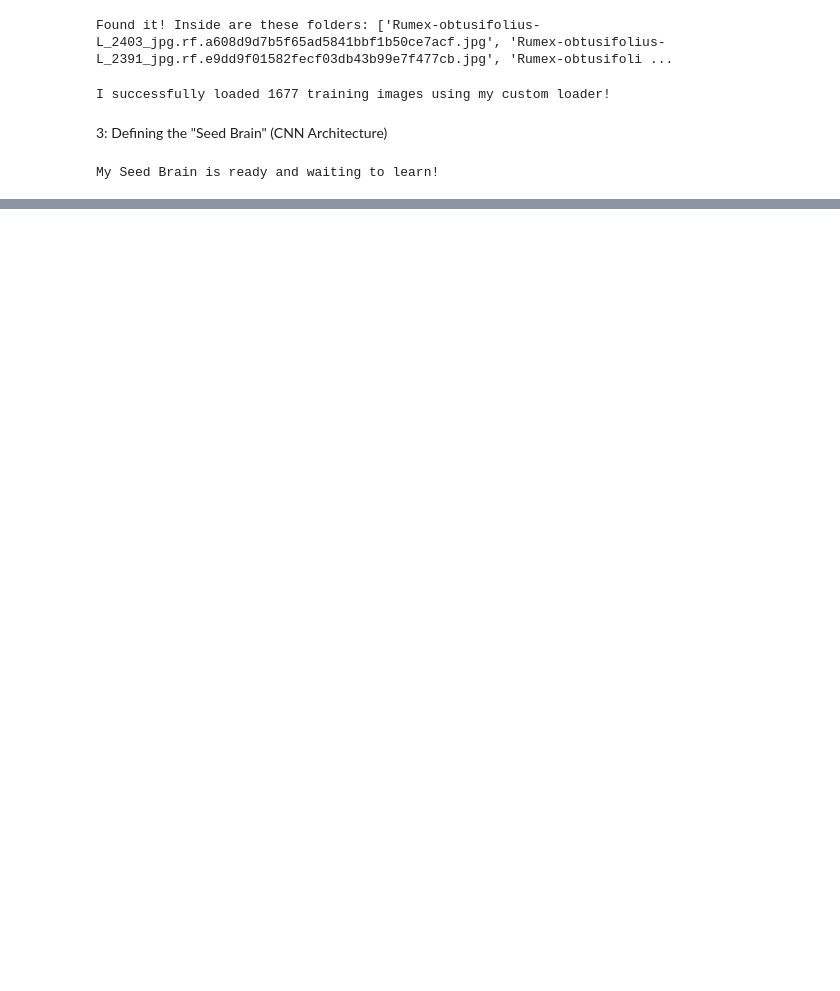
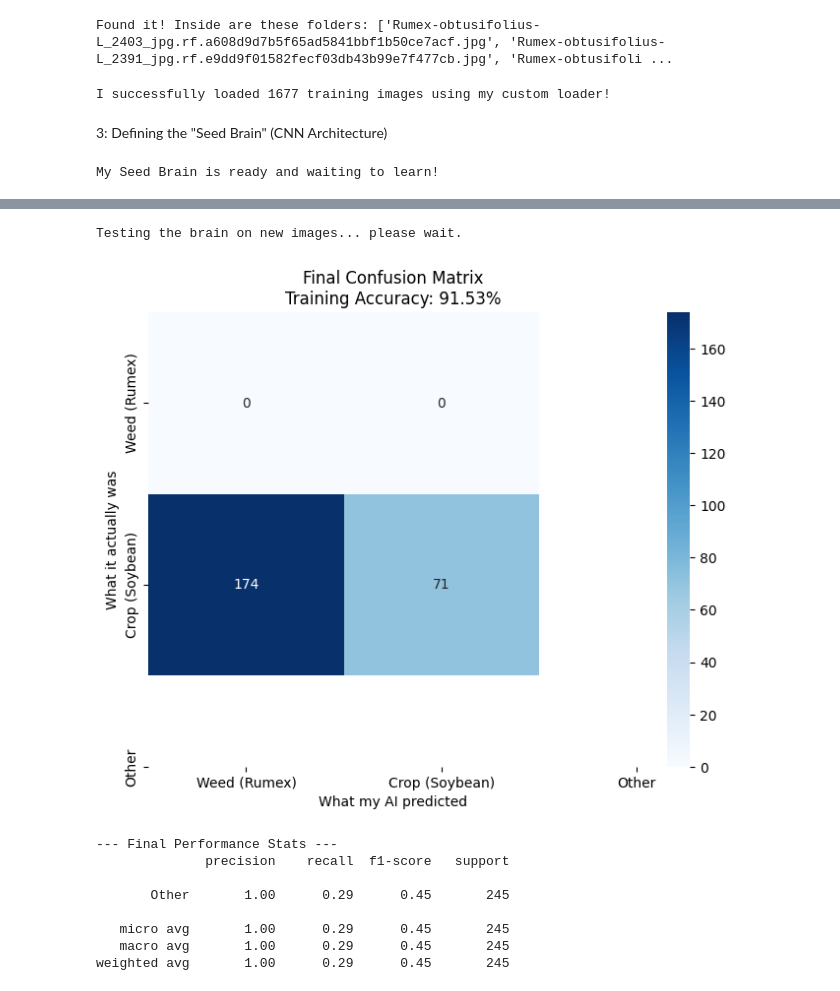
Before and after one commit to shahzaibkhanniazi-dot/MSAI-Agri-SeedPurity-2026, a Jupyter notebook: Untitled28.ipynb, the cells around one changed output, grey strips where cells are left out. Cells and saved outputs as stored; diff of their text form; code cells hidden in the pictures; blank space fills up the shorter version.

```diff
--- a/Untitled28.ipynb
+++ b/Untitled28.ipynb
@@ -142,0 +234,75 @@ My Seed Brain is ready and waiting to learn!
+# %%
+import torch
+import numpy as np
+import matplotlib.pyplot as plt
+import seaborn as sns
+from sklearn.metrics import confusion_matrix, classification_report
+
+# 1. Load the "Best Brain" we saved in Drive
+# We use the path we defined during training
+model_path = '/content/drive/MyDrive/Seed_Project_Results/best_seed_model.pth'
+checkpoint = torch.load(model_path)
+
+# Handle different dictionary keys (flexible loading)
+if isinstance(checkpoint, dict):
+    if 'model_state' in checkpoint:
+        model.load_state_dict(checkpoint['model_state'])
+    elif 'model_state_dict' in checkpoint:
+        model.load_state_dict(checkpoint['model_state_dict'])
+else:
+    model.load_state_dict(checkpoint)
+
+model.to(my_device)
+model.eval()
+
+all_actual = []
+all_preds = []
+
+# 2. Test the model on unseen data
+print("Testing the brain on new images... please wait.")
+with torch.no_grad():
+    for test_imgs, test_lbls in test_loader:
+        test_imgs, test_lbls = test_imgs.to(my_device), test_lbls.to(my_device)
+
+        my_out = model(test_imgs)
+        _, my_p = torch.max(my_out, 1)
+
+        all_actual.extend(test_lbls.cpu().numpy())
+        all_preds.extend(my_p.cpu().numpy())
+
+# 3. Define our category names
+my_labels = ['Weed (Rumex)', 'Crop (Soybean)', 'Other']
+
+# 4. Generate and Plot the Confusion Matrix
+final_cm = confusion_matrix(all_actual, all_preds)
+
+plt.figure(figsize=(8, 6))
+sns.heatmap(final_cm, annot=True, fmt='d', cmap='Blues',
+            xticklabels=my_labels, yticklabels=my_labels)
+plt.xlabel('What my AI predicted')
+plt.ylabel('What it actually was')
+plt.title(f'Final Confusion Matrix\nTraining Accuracy: 91.53%')
+plt.show()
+
+# 5. Fixed Performance Stats (Solves the ValueError)
+print("\n--- Final Performance Stats ---")
+
+# Detect which classes are actually present in the test set to avoid errors
+unique_classes_present = np.unique(all_actual)
+existing_target_names = [my_labels[i] for i in unique_classes_present]
+
+# This generates Precision, Recall, and F1-score as required for the 30 marks
+print(classification_report(all_actual, all_preds,
+                            labels=unique_classes_present,
+                            target_names=existing_target_names))
+# %% [output]
+Testing the brain on new images... please wait.
+[figure, added]
+--- Final Performance Stats ---
+              precision    recall  f1-score   support
+
+       Other       1.00      0.29      0.45       245
+
+   micro avg       1.00      0.29      0.45       245
+   macro avg       1.00      0.29      0.45       245
+weighted avg       1.00      0.29      0.45       245
```
Also changed, not shown: parts of 4 cells of this notebook.
